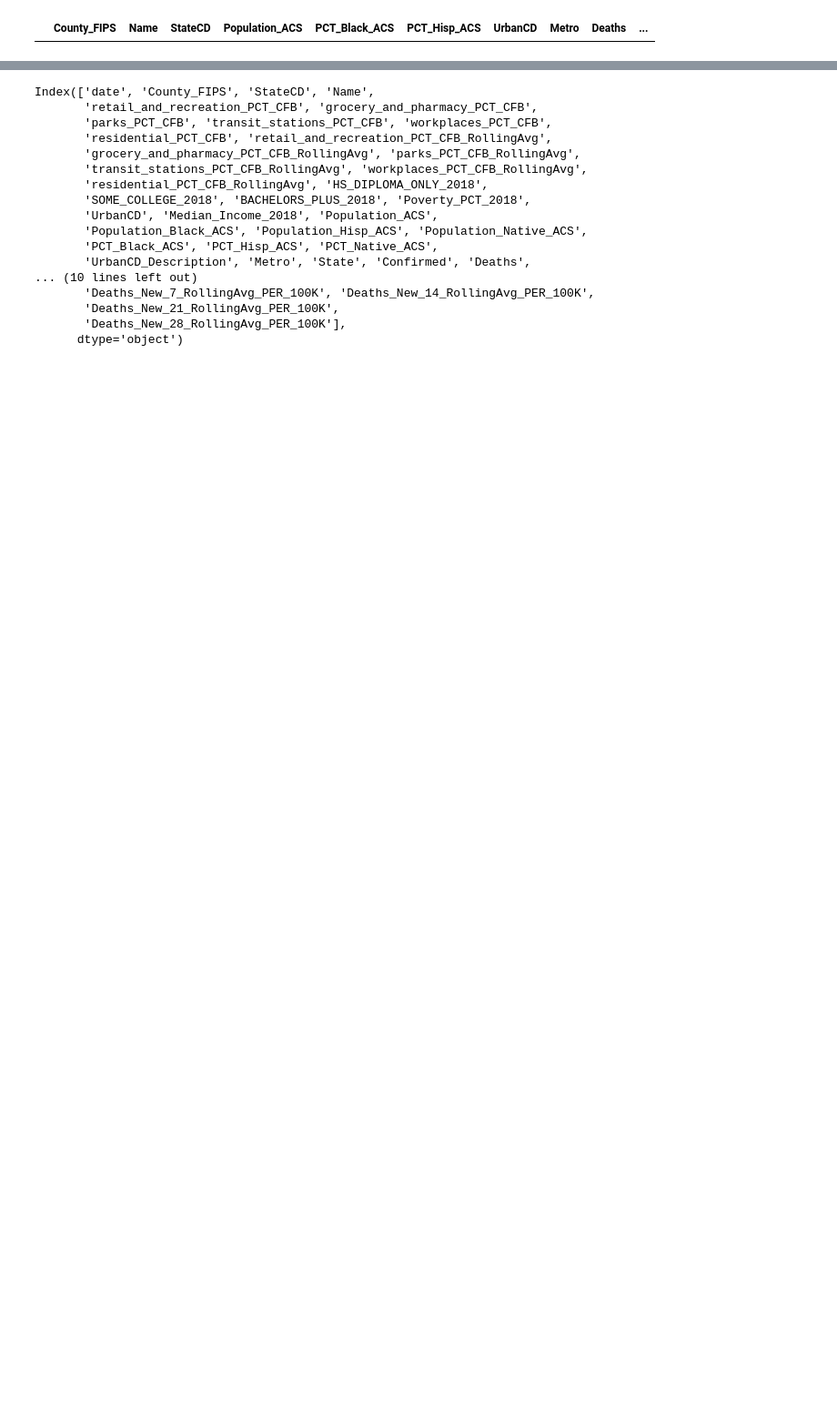
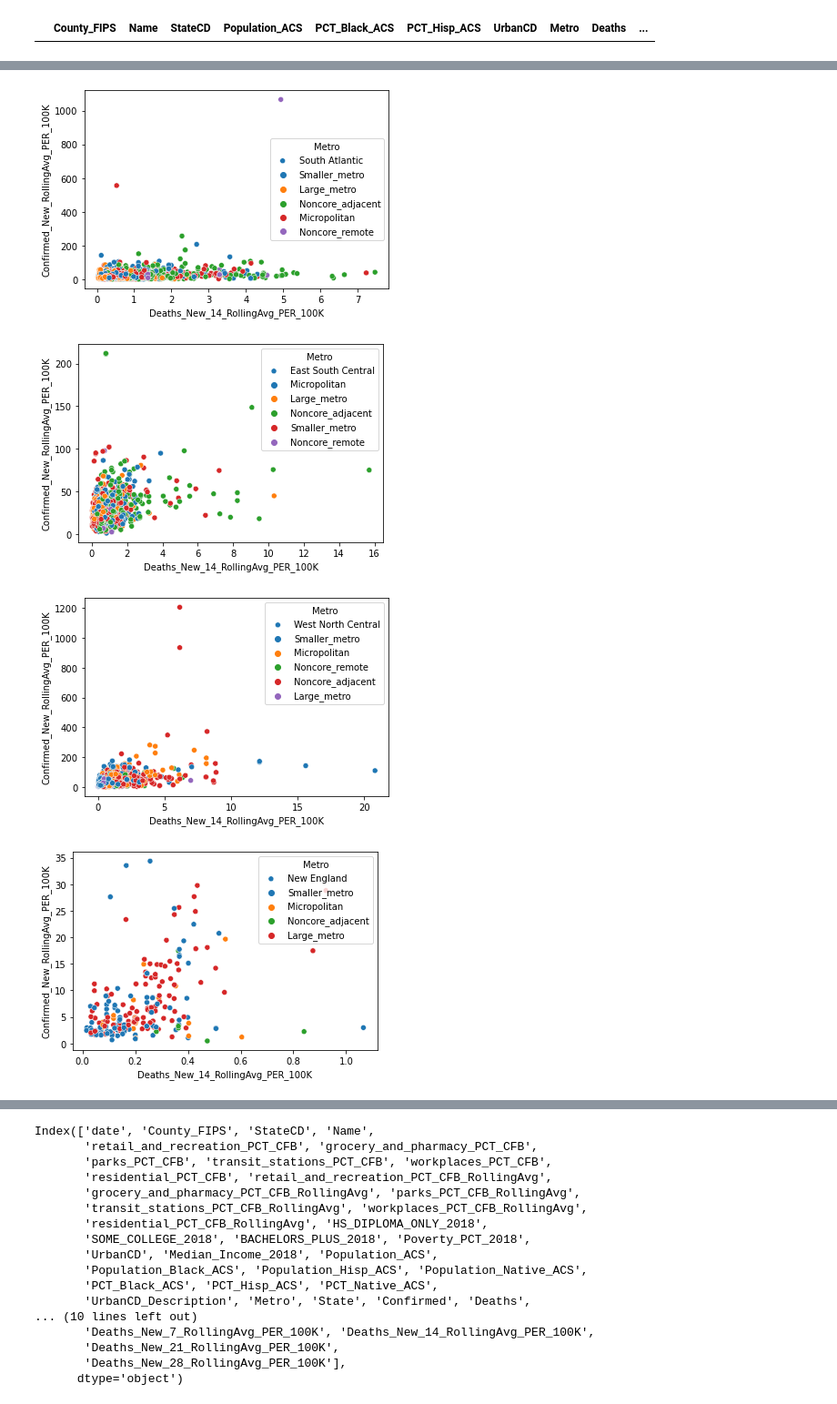
Before and after one commit to pballent/hia-covid, a Jupyter notebook: hia_covid_python_exploration/Combined_Data_Exploration.ipynb, the cells around one changed output, grey strips where cells are left out. Shown at 91% size. Drawn from its saved outputs; the diff is of its cells as text; code cells hidden in the pictures; blank space fills up the shorter version.

```diff
--- a/hia_covid_python_exploration/Combined_Data_Exploration.ipynb
+++ b/hia_covid_python_exploration/Combined_Data_Exploration.ipynb
@@ -139,0 +187,14 @@ plt.show()
+# %%
+for i in list(combined_sub.Division.unique()):
+    dataframe = combined_sub[(combined_sub.date >= '2020-08-01') & (combined_sub.Division == i)]
+    dataframe = dataframe[dataframe.Deaths_New_14_RollingAvg_PER_100K > 0]
+    dataframe = dataframe[dataframe.Confirmed_New_RollingAvg_PER_100K > 0]
+    dataframe = dataframe.sample(frac=.1)
+    #dataframe = dataframe.Confirmed_New_RollingAvg_PER_100K > 0
+    sns.scatterplot(x="Deaths_New_14_RollingAvg_PER_100K",y="Confirmed_New_RollingAvg_PER_100K", hue="Metro",label="{x}".format(x=i),data=dataframe)
+    plt.show()
+# %% [output]
+[figure, added]
+[figure, added]
+[figure, added]
+[figure, added]
```
Also changed, not shown: parts of 35 cells of this notebook, 3 other files.
